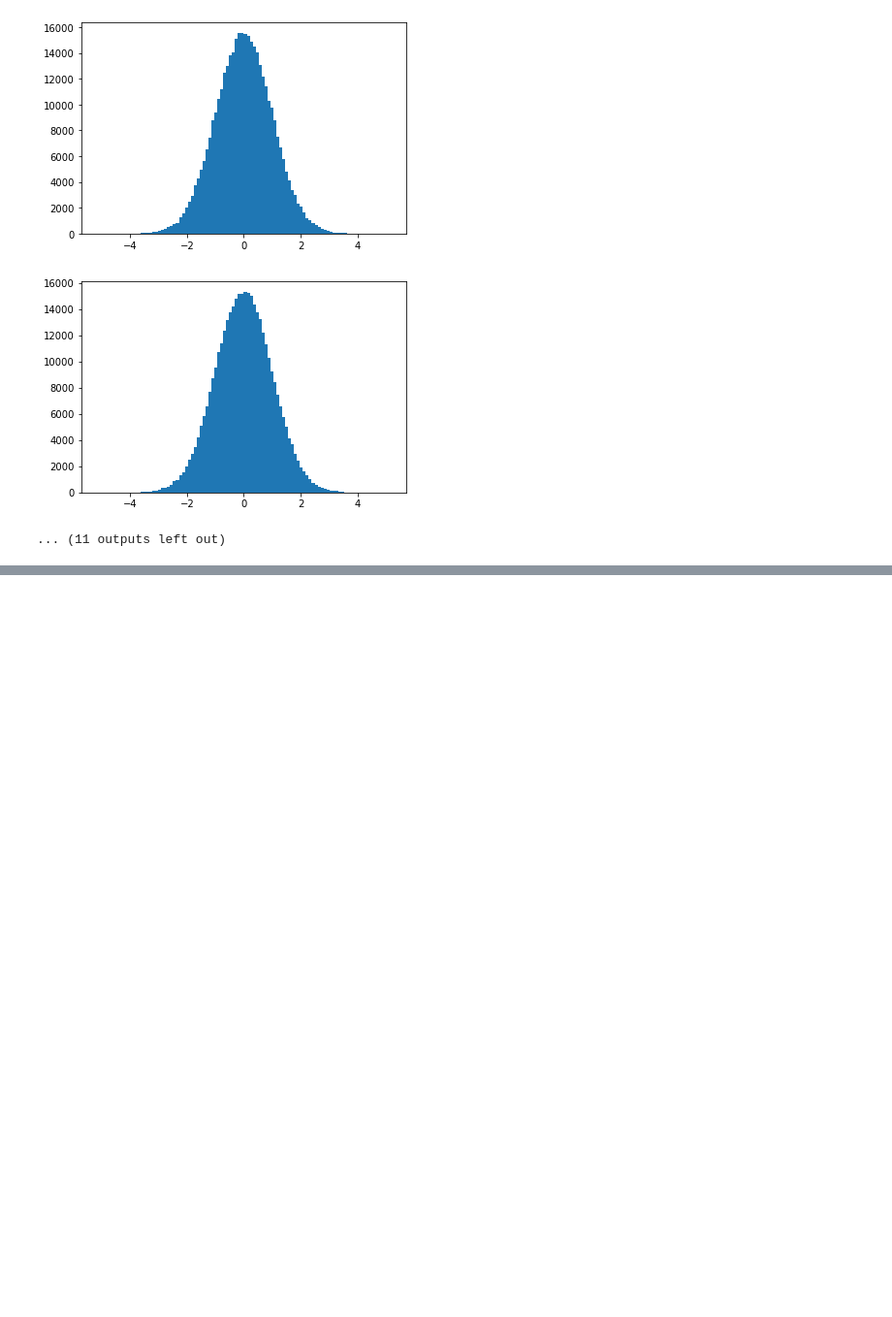
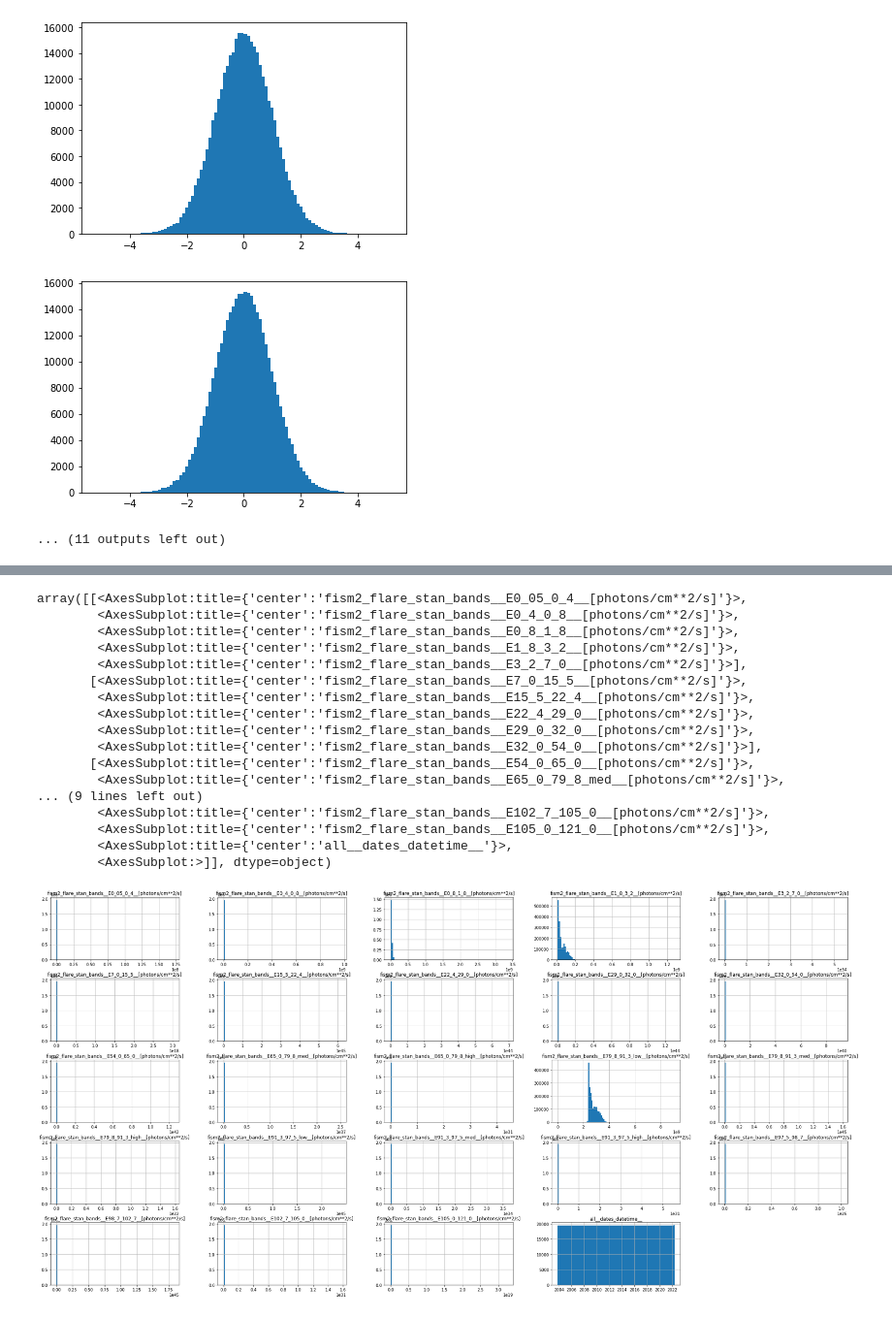
Before and after one commit to spaceml-org/karman, a Jupyter notebook: notebooks/check_data_normalization.ipynb, the cells around one changed output, grey strips where cells are left out. Shown at 97% size. Drawn from its saved outputs; the diff is of its cells as text; code cells hidden in the pictures; blank space fills up the shorter version.

```diff
--- a/notebooks/check_data_normalization.ipynb
+++ b/notebooks/check_data_normalization.ipynb
@@ -154,0 +180,24 @@ for i in range(23):
+# %%
+data_fism2_stan_bands_flare=pd.read_hdf(os.path.join(dataset._directory, 'fism2_flare_stan_bands.h5'))
+data_omni=pd.read_hdf(os.path.join(dataset._directory, 'data_omniweb_v1/omniweb_1min_data_2001_2022.h5'))
+# %%
+data_fism2_stan_bands_flare.hist(bins=100,figsize=(36,18))
+# %% [output]
+array([[<AxesSubplot:title={'center':'fism2_flare_stan_bands__E0_05_0_4__[photons/cm**2/s]'}>,
+        <AxesSubplot:title={'center':'fism2_flare_stan_bands__E0_4_0_8__[photons/cm**2/s]'}>,
+        <AxesSubplot:title={'center':'fism2_flare_stan_bands__E0_8_1_8__[photons/cm**2/s]'}>,
+        <AxesSubplot:title={'center':'fism2_flare_stan_bands__E1_8_3_2__[photons/cm**2/s]'}>,
+        <AxesSubplot:title={'center':'fism2_flare_stan_bands__E3_2_7_0__[photons/cm**2/s]'}>],
+       [<AxesSubplot:title={'center':'fism2_flare_stan_bands__E7_0_15_5__[photons/cm**2/s]'}>,
+        <AxesSubplot:title={'center':'fism2_flare_stan_bands__E15_5_22_4__[photons/cm**2/s]'}>,
+        <AxesSubplot:title={'center':'fism2_flare_stan_bands__E22_4_29_0__[photons/cm**2/s]'}>,
+        <AxesSubplot:title={'center':'fism2_flare_stan_bands__E29_0_32_0__[photons/cm**2/s]'}>,
+        <AxesSubplot:title={'center':'fism2_flare_stan_bands__E32_0_54_0__[photons/cm**2/s]'}>],
+       [<AxesSubplot:title={'center':'fism2_flare_stan_bands__E54_0_65_0__[photons/cm**2/s]'}>,
+        <AxesSubplot:title={'center':'fism2_flare_stan_bands__E65_0_79_8_med__[photons/cm**2/s]'}>,
+... (9 lines left out)
+        <AxesSubplot:title={'center':'fism2_flare_stan_bands__E102_7_105_0__[photons/cm**2/s]'}>,
+        <AxesSubplot:title={'center':'fism2_flare_stan_bands__E105_0_121_0__[photons/cm**2/s]'}>,
+        <AxesSubplot:title={'center':'all__dates_datetime__'}>,
+        <AxesSubplot:>]], dtype=object)
+[figure, added]
```
Also changed, not shown: parts of 3 cells of this notebook.
